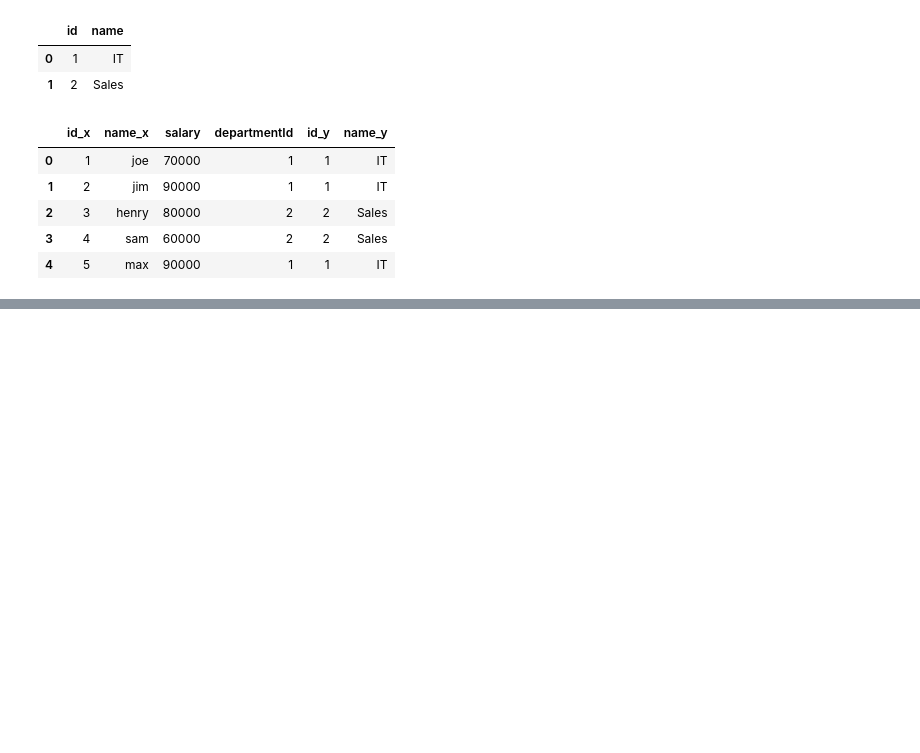
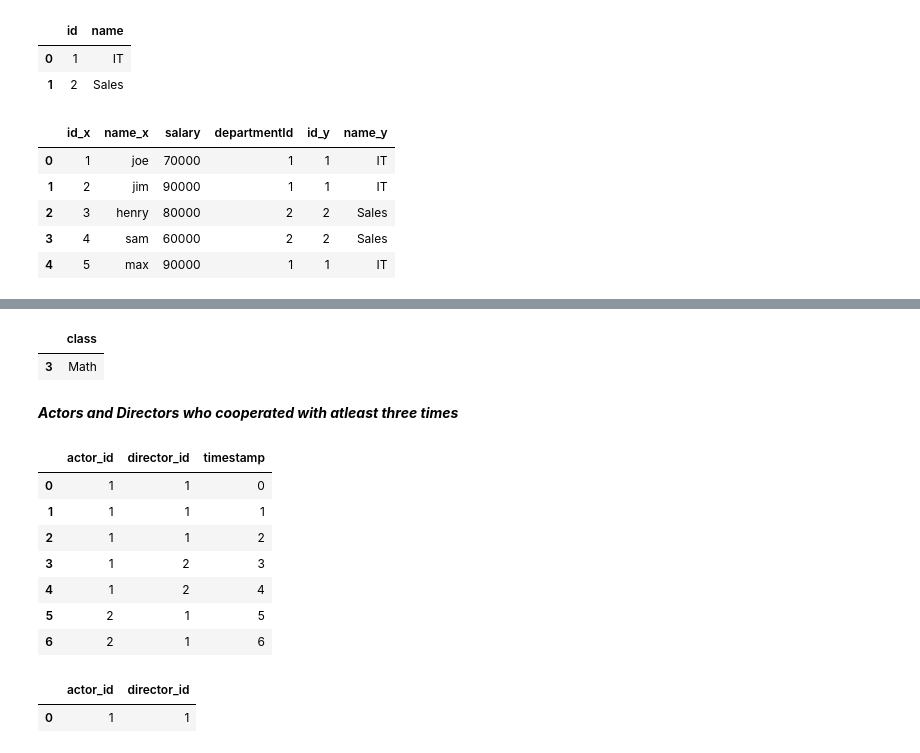
Before and after one commit to omprakashselvaraj/Pandas-Exercise, a Jupyter notebook: Pandas_Exercise.ipynb, the cells around one changed output, grey strips where cells are left out. Saved outputs shown, nothing was run; the diff lists cells and outputs as text; code cells hidden in the pictures; blank space fills up the shorter version.

```diff
--- a/Pandas_Exercise.ipynb
+++ b/Pandas_Exercise.ipynb
@@ -180,0 +294,36 @@ data.groupby('name_y').agg({'salary':['max']}).rename_axis()
+# %%
+df = courses.groupby('class')['student'].count().reset_index()
+df = df[df['student'] >= 5]
+df = df[['class']]
+df
+# %% [output]
+|  | class |
+| 3 | Math |
+# %% [markdown]
+***Actors and Directors who cooperated with atleast three times***
+# %%
+actor_dir = pd.DataFrame([], columns=['actor_id', 'director_id', 'timestamp']).astype({'actor_id':'int64', 'director_id':'int64', 'timestamp':'int64'})
+actor = [1,1,1,1,1,2,2]
+director = [1,1,1,2,2,1,1]
+ts = [0,1,2,3,4,5,6]
+actor_dir['actor_id'] = actor
+actor_dir['director_id'] = director
+actor_dir['timestamp'] = ts
+actor_dir
+# %% [output]
+|  | actor_id | director_id | timestamp |
+| 0 | 1 | 1 | 0 |
+| 1 | 1 | 1 | 1 |
+| 2 | 1 | 1 | 2 |
+| 3 | 1 | 2 | 3 |
+| 4 | 1 | 2 | 4 |
+| 5 | 2 | 1 | 5 |
+| 6 | 2 | 1 | 6 |
+# %%
+df = actor_dir.groupby(['actor_id','director_id']).agg(count =('director_id','count')).reset_index()
+df = df[df['count'] >= 3]
+df = df[['actor_id','director_id']]
+df
+# %% [output]
+|  | actor_id | director_id |
+| 0 | 1 | 1 |
```
Also changed, not shown: parts of 26 cells of this notebook.
